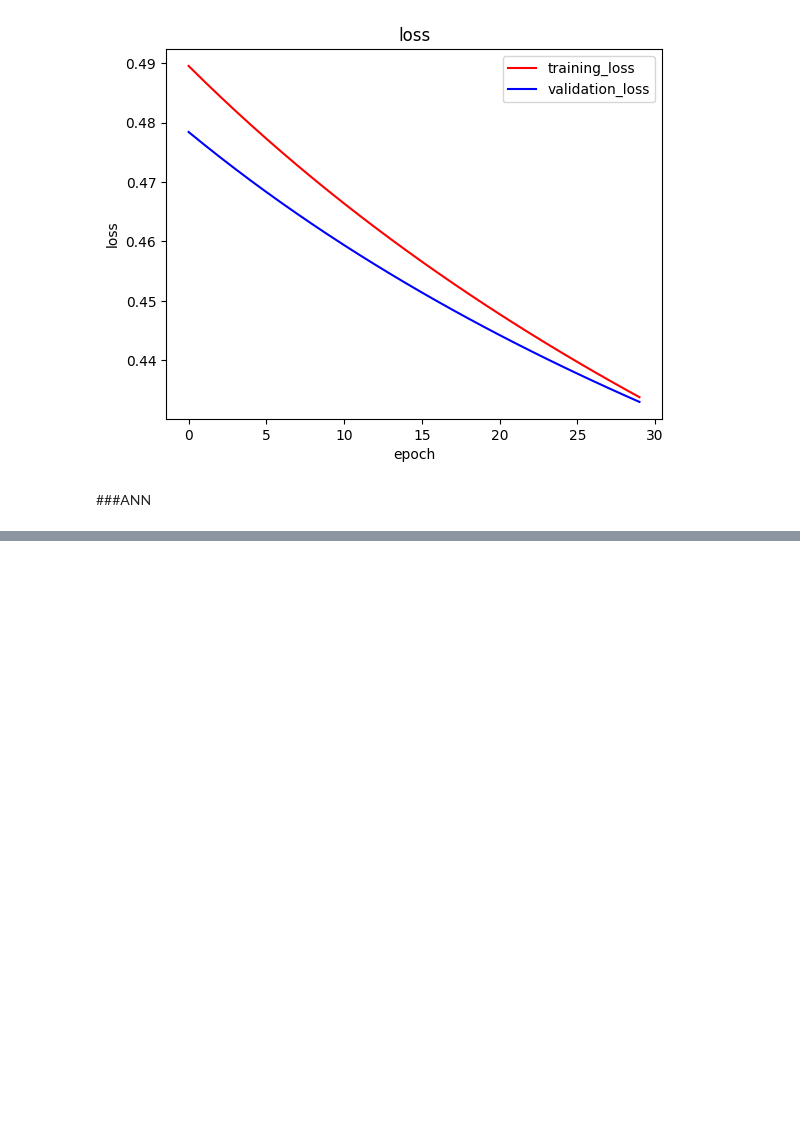
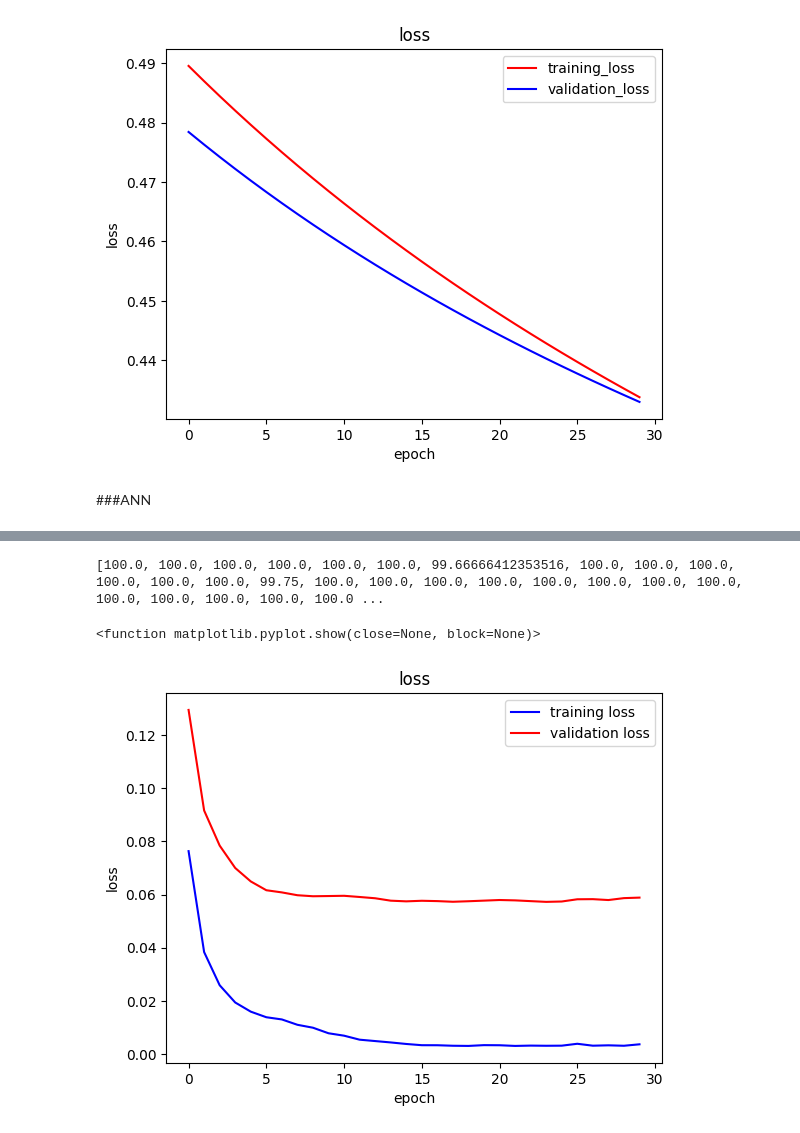
Before and after one commit to ilvnr999/Notebook, a Jupyter notebook: Untitled0.ipynb, the cells around one changed output, grey strips where cells are left out. Cells and saved outputs as stored; diff of their text form; code cells hidden in the pictures; blank space fills up the shorter version.

```diff
--- a/Untitled0.ipynb
+++ b/Untitled0.ipynb
@@ -477,3 +478,7 @@ import numpy as np
 import pandas as pd
 import matplotlib.pyplot as plt
 from sklearn.model_selection import train_test_split
+# %%
+if torch.cuda.is_available():
+    device = torch.device("cuda")
+    print("cuda is available.")
@@ -479,0 +628,27 @@ from sklearn.model_selection import train_test_split
+# %%
+class CNNmodel(nn.Module):
+    def __init__(self):
+        super().__init__()
+        self.cnn1 = nn.Conv2d(in_channels=1, out_channels=16, kernel_size=5, stride=1, padding=0)
+        self.cnn2 = nn.Conv2d(in_channels=16, out_channels=32, kernel_size=5, stride=1, padding=0)
+        self.cf1 = nn.Linear(32*4*4, 10)
+
+    def forward(self, X):
+        a = self.cnn1(X)
+        a = F.relu(a)
+        a = F.max_pool2d(a, kernel_size=2)
+
+        a = self.cnn2(a)
+        a = F.relu(a)
+        a = F.max_pool2d(a, 2)
+
+        a = torch.flatten(a, start_dim=1) # 保留batch那個維度 從1維度開始攤平
+
+        out = self.cf1(a)
+        return out
+
+model = CNNmodel().to(device)
+learning_rate = 0.1
+
+error = nn.CrossEntropyLoss().to(device)
+optimizer = torch.optim.SGD(model.parameters(), lr=learning_rate)
@@ -479,0 +725,15 @@ from sklearn.model_selection import train_test_split
+# %%
+print(train_acc_list)
+# %% [output]
+[100.0, 100.0, 100.0, 100.0, 100.0, 100.0, 99.66666412353516, 100.0, 100.0, 100.0, 100.0, 100.0, 100.0, 99.75, 100.0, 100.0, 100.0, 100.0, 100.0, 100.0, 100.0, 100.0, 100.0, 100.0, 100.0, 100.0, 100.0 ...
+# %%
+plt.plot(range(epochs), train_loss_list, label='training loss', color='blue')
+plt.plot(range(epochs), val_loss_list, label='validation loss', color='red')
+plt.legend()
+plt.xlabel("epoch")
+plt.ylabel("loss")
+plt.title("loss")
+plt.show
+# %% [output]
+<function matplotlib.pyplot.show(close=None, block=None)>
+[figure, added]
```
Also changed, not shown: parts of 10 cells of this notebook.
